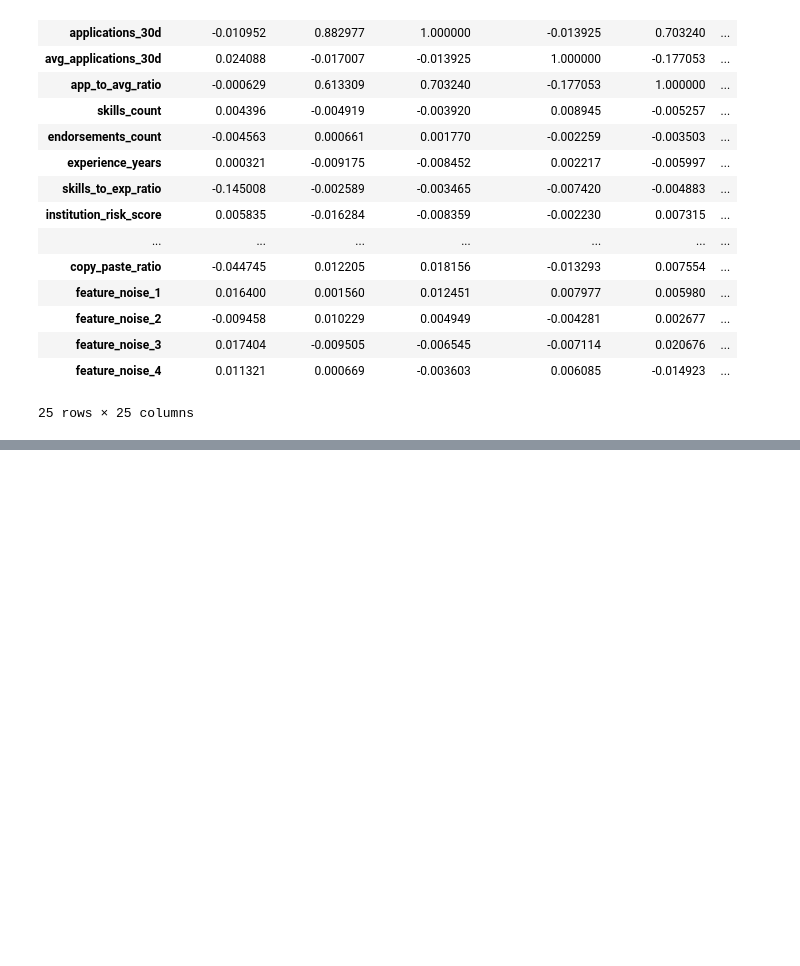
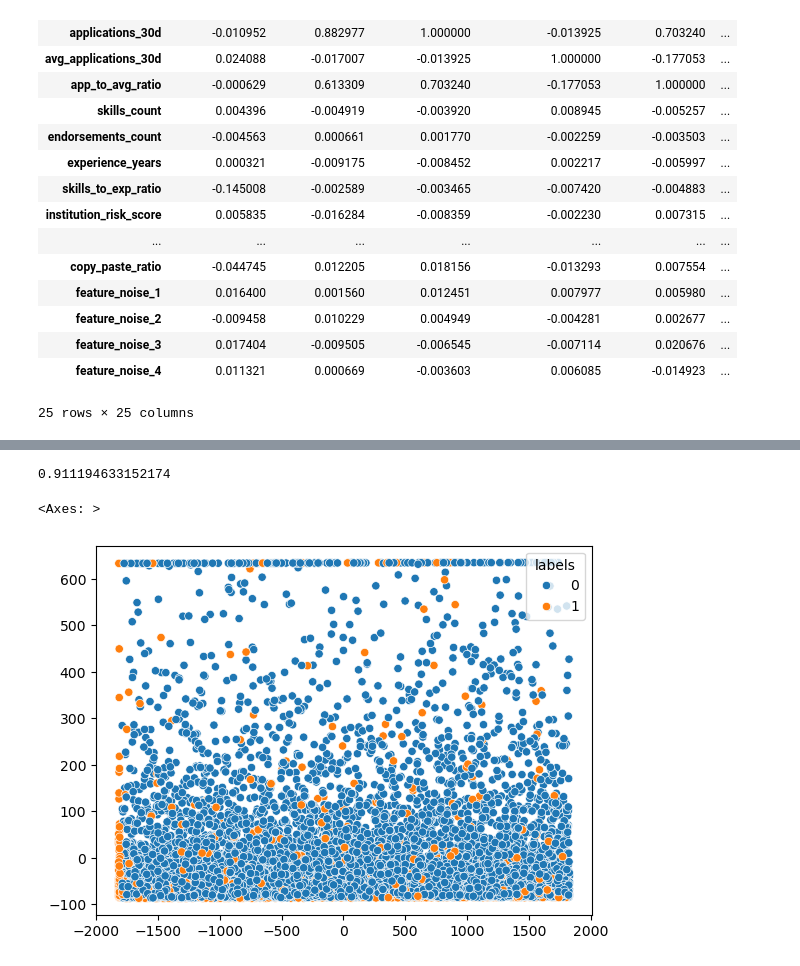
Before and after one commit to LakshyaKSingh/EightfoldAIAgenticAmongus, a Jupyter notebook: Inisight_Forge.ipynb, the cells around one changed output, grey strips where cells are left out. Cells and saved outputs as stored; diff of their text form; code cells hidden in the pictures; blank space fills up the shorter version.

```diff
--- a/Inisight_Forge.ipynb
+++ b/Inisight_Forge.ipynb
@@ -74,0 +527,20 @@ df.corr()
+# %%
+from sklearn.ensemble import GradientBoostingClassifier
+
+model = GradientBoostingClassifier()
+model.fit(df[risk_features], df["labels"])
+
+probs = model.predict_proba(df[risk_features])[:,1]
+roc_auc_score(df["labels"], probs)
+# %% [output]
+0.911194633152174
+# %%
+from sklearn.decomposition import PCA
+
+pca = PCA(n_components=2)
+X_pca = pca.fit_transform(df[risk_features])
+
+sns.scatterplot(x=X_pca[:,0], y=X_pca[:,1], hue=df["labels"])
+# %% [output]
+<Axes: >
+[figure, added]
```
Also changed, not shown: parts of 32 cells of this notebook, 2 other files.
